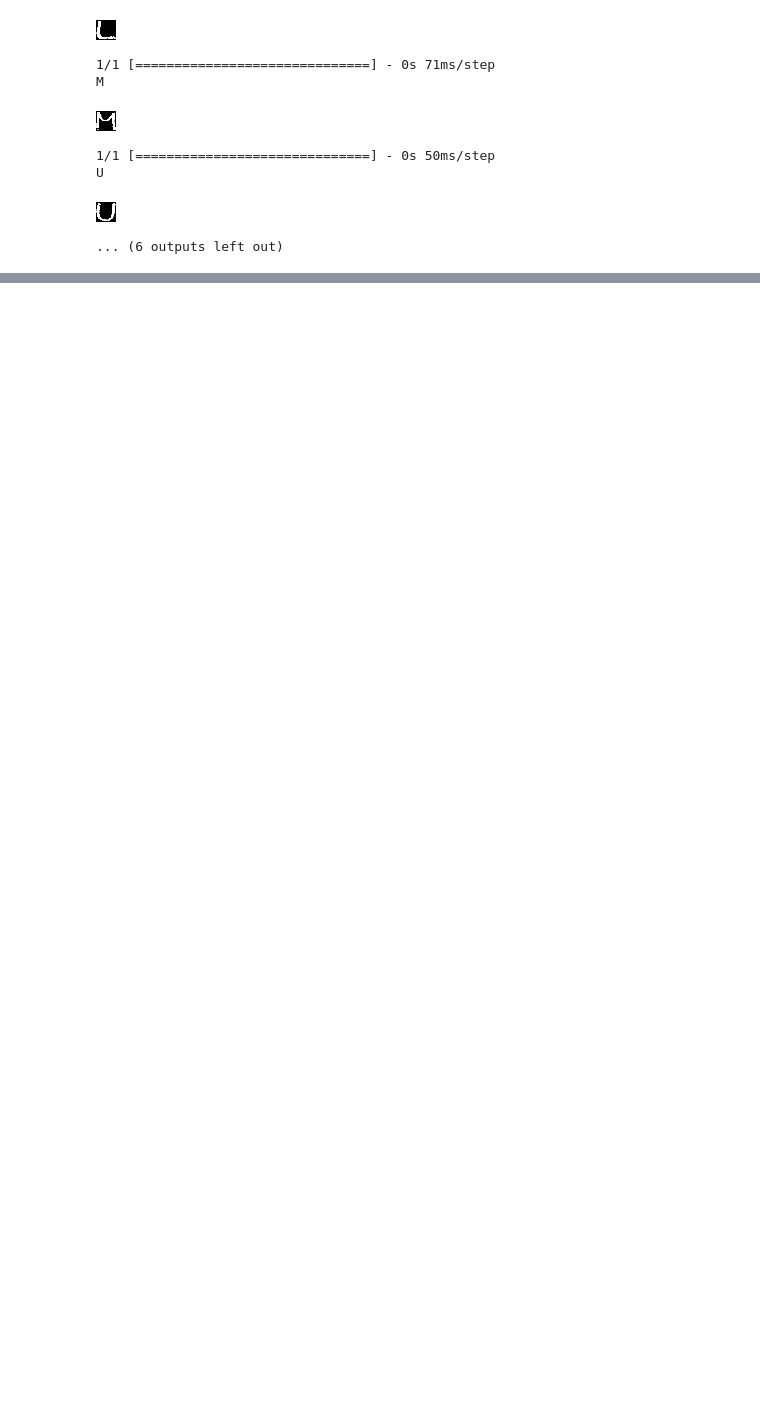
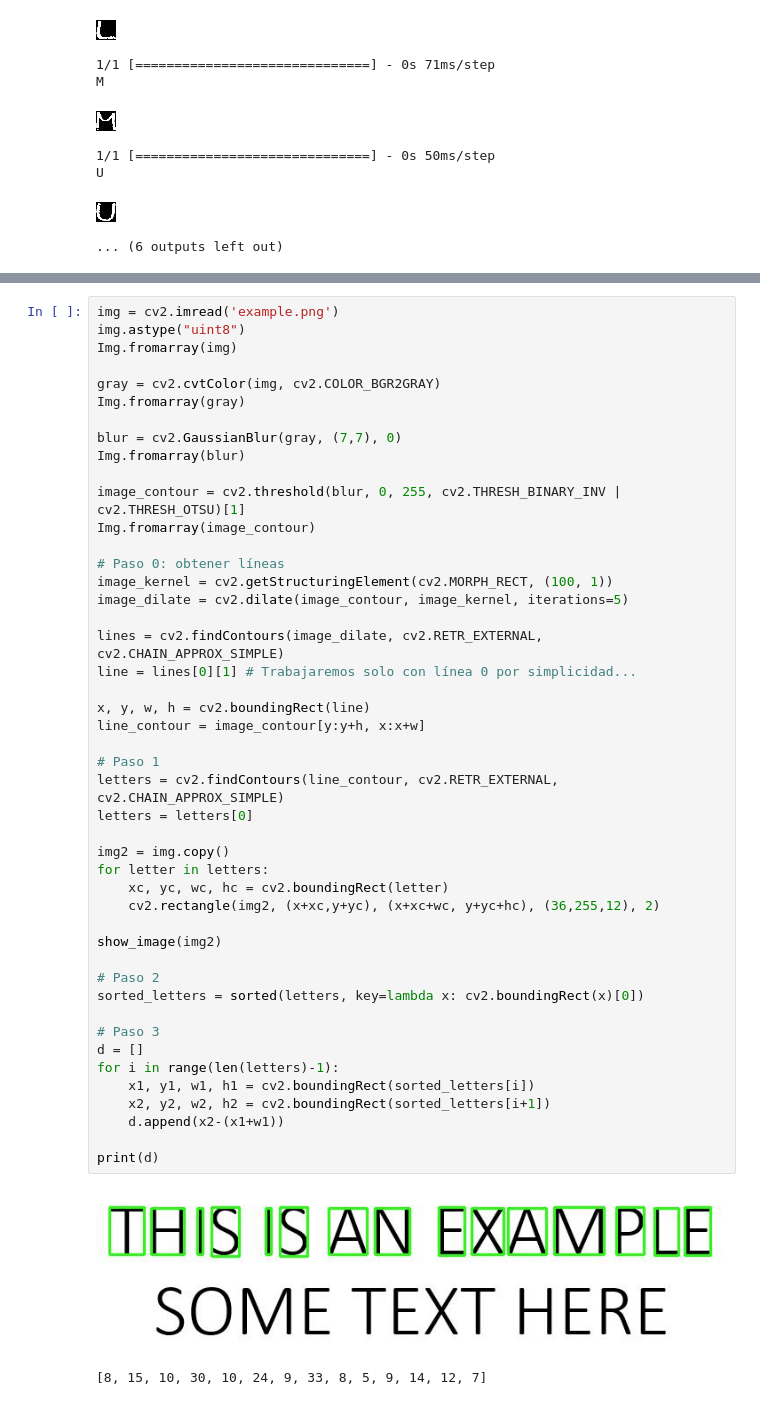
Before and after one commit to OscarRojasG/OCR, a Jupyter notebook: OCR.ipynb, the cells around one changed output, grey strips where cells are left out. Drawn from its saved outputs; the diff is of its cells as text; blank space fills up the shorter version.

```diff
--- a/OCR.ipynb
+++ b/OCR.ipynb
@@ -683,0 +749,49 @@ U
+# %%
+img = cv2.imread('example.png')
+img.astype("uint8")
+Img.fromarray(img)
+
+gray = cv2.cvtColor(img, cv2.COLOR_BGR2GRAY)
+Img.fromarray(gray)
+
+blur = cv2.GaussianBlur(gray, (7,7), 0)
+Img.fromarray(blur)
+
+image_contour = cv2.threshold(blur, 0, 255, cv2.THRESH_BINARY_INV | cv2.THRESH_OTSU)[1]
+Img.fromarray(image_contour)
+
+# Paso 0: obtener líneas
+image_kernel = cv2.getStructuringElement(cv2.MORPH_RECT, (100, 1))
+image_dilate = cv2.dilate(image_contour, image_kernel, iterations=5)
+
+lines = cv2.findContours(image_dilate, cv2.RETR_EXTERNAL, cv2.CHAIN_APPROX_SIMPLE)
+line = lines[0][1] # Trabajaremos solo con línea 0 por simplicidad...
+
+x, y, w, h = cv2.boundingRect(line)
+line_contour = image_contour[y:y+h, x:x+w]
+
+# Paso 1
+letters = cv2.findContours(line_contour, cv2.RETR_EXTERNAL, cv2.CHAIN_APPROX_SIMPLE)
+letters = letters[0]
+
+img2 = img.copy()
+for letter in letters:
+    xc, yc, wc, hc = cv2.boundingRect(letter)
+    cv2.rectangle(img2, (x+xc,y+yc), (x+xc+wc, y+yc+hc), (36,255,12), 2)
+
+show_image(img2)
+
+# Paso 2
+sorted_letters = sorted(letters, key=lambda x: cv2.boundingRect(x)[0])
+
+# Paso 3
+d = []
+for i in range(len(letters)-1):
+    x1, y1, w1, h1 = cv2.boundingRect(sorted_letters[i])
+    x2, y2, w2, h2 = cv2.boundingRect(sorted_letters[i+1])
+    d.append(x2-(x1+w1))
+
+print(d)
+# %% [output]
+[figure, added]
+[8, 15, 10, 30, 10, 24, 9, 33, 8, 5, 9, 14, 12, 7]
```
Also changed, not shown: parts of 20 cells of this notebook.
